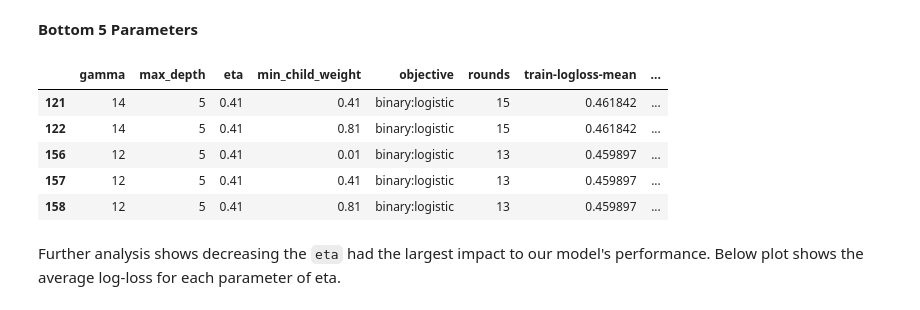
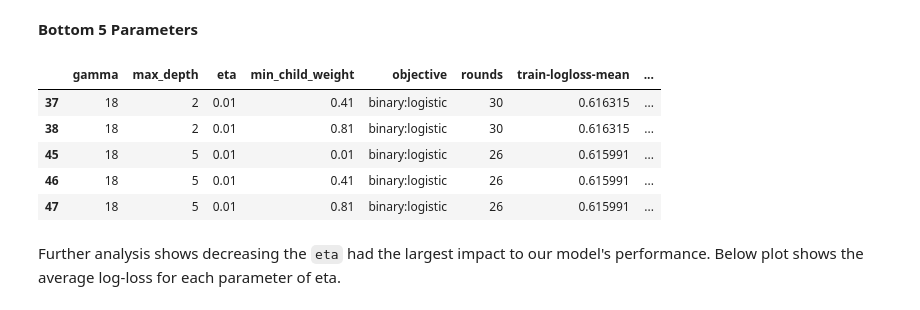
Before and after one commit to cmadding/MSDS_7333_QTW, a Jupyter notebook: CaseStudy08/Ansari_Ballenger_Godbole_MaddingUnit08 - Final.ipynb, the cells around one changed output. Cells and saved outputs as stored; diff of their text form; code cells hidden in the pictures.

```diff
--- a/CaseStudy08/Ansari_Ballenger_Godbole_MaddingUnit08 - Final.ipynb
+++ b/CaseStudy08/Ansari_Ballenger_Godbole_MaddingUnit08 - Final.ipynb
@@ -333,4 +331,4 @@ xgboost_results.to_csv("data/XGBOOST_Tunning.csv", index=False)
 *Values are sorted by `test-logloss-mean`*
 # %%
 import pandas as pd
-xgboost_results = pd.read_csv("XGBOOST_Tunning.csv")
+xgboost_results = pd.read_csv("data/XGBOOST_Tunning.csv")
@@ -359,14 +346,14 @@ Parameters `gamma`, `max_depth`, and `eta` of 12, 5, and 0.41 respecitvely domin
 # %% [markdown]
 **Bottom 5 Parameters**
 # %%
-xgboost_results.sort_values(by=["test-logloss-mean","test-auc-mean"], ascending=False).tail()
+xgboost_results.sort_values(by=["test-logloss-mean"], ascending=True).tail()
 # %% [output]
 |  | gamma | max_depth | eta | min_child_weight | objective | rounds | train-logloss-mean | ... |
-| 121 | 14 | 5 | 0.41 | 0.41 | binary:logistic | 15 | 0.461842 | ... |
-| 122 | 14 | 5 | 0.41 | 0.81 | binary:logistic | 15 | 0.461842 | ... |
-| 156 | 12 | 5 | 0.41 | 0.01 | binary:logistic | 13 | 0.459897 | ... |
-| 157 | 12 | 5 | 0.41 | 0.41 | binary:logistic | 13 | 0.459897 | ... |
-| 158 | 12 | 5 | 0.41 | 0.81 | binary:logistic | 13 | 0.459897 | ... |
+| 37 | 18 | 2 | 0.01 | 0.41 | binary:logistic | 30 | 0.616315 | ... |
+| 38 | 18 | 2 | 0.01 | 0.81 | binary:logistic | 30 | 0.616315 | ... |
+| 45 | 18 | 5 | 0.01 | 0.01 | binary:logistic | 26 | 0.615991 | ... |
+| 46 | 18 | 5 | 0.01 | 0.41 | binary:logistic | 26 | 0.615991 | ... |
+| 47 | 18 | 5 | 0.01 | 0.81 | binary:logistic | 26 | 0.615991 | ... |
 # %% [markdown]
 Further analysis shows decreasing the `eta` had the largest impact to our model's performance.  Below plot shows the average log-loss for each parameter of eta.
 # %%
```
Also changed, not shown: parts of 4 cells of this notebook.
